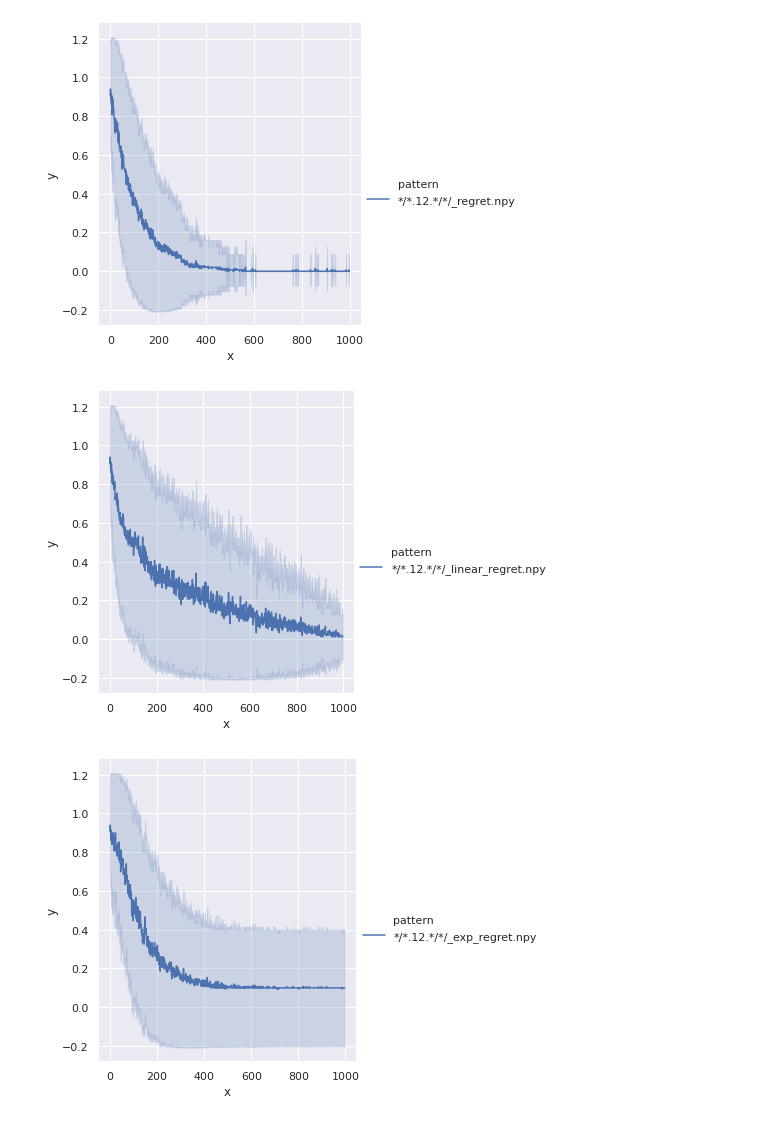
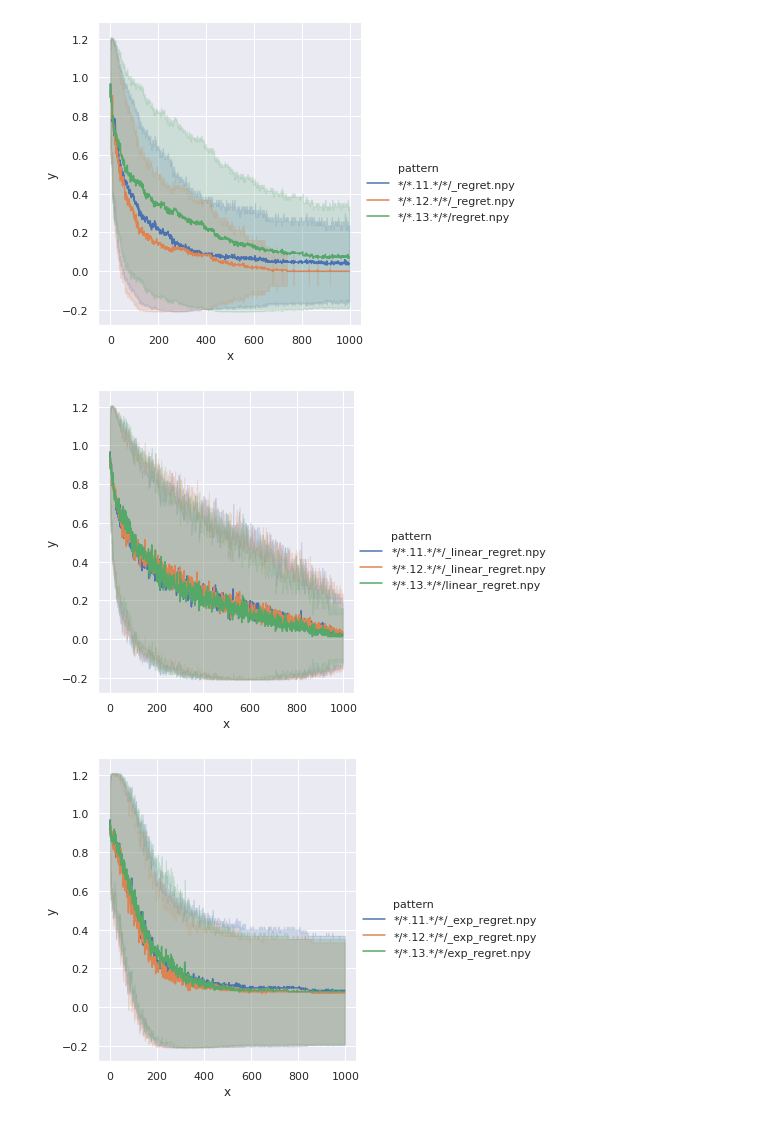
Before and after one commit to ethanabrooks/teacher-RL, a Jupyter notebook: notebooks/comparison.ipynb, the cells around one changed output. Saved outputs shown, nothing was run; the diff lists cells and outputs as text; code cells hidden in the pictures.

```diff
--- a/notebooks/comparison.ipynb
+++ b/notebooks/comparison.ipynb
@@ -6,7 +6,7 @@ import pandas as pd
 import seaborn as sns; sns.set()
 
 %matplotlib inline
-ns = [12]
+ns = [11, 12]
 def df(pattern):
     path = next(Path('/home/jovyan/').glob(pattern))
     array = np.load(str(path))
@@ -21,4 +21,6 @@ def plot(*patterns, kind="line", ci="sd",**kwargs):
 
 for n in ns:
     plot(f'*/*.{n}.*/*/*coefficient.npy')
+
+plot(f'*/*.{13}.*/*/coefficient.npy')
 # %% [output]
@@ -26,4 +30,6 @@ for n in ns:
 # %%
 for n in ns:
     plot(f'*/*.{n}.*/*/_linear_regret.npy', f'*/*.{n}.*/*/_exp_regret.npy', f'*/*.{n}.*/*/_regret.npy')
+n = 13
+plot(f'*/*.{n}.*/*/linear_regret.npy', f'*/*.{n}.*/*/exp_regret.npy', f'*/*.{n}.*/*/regret.npy')
 # %% [output]
@@ -31,12 +39,12 @@ for n in ns:
 # %%
-plot(*[f'*/*.{n}.*/*/_regret.npy' for n in ns])
+plot(*[f'*/*.{n}.*/*/_regret.npy' for n in ns], f'*/*.{13}.*/*/regret.npy')
 # %% [output]
-[figure, old version]
+[figure, new version]
 # %%
-plot(*[f'*/*.{n}.*/*/_linear_regret.npy' for n in ns])
+plot(*[f'*/*.{n}.*/*/_linear_regret.npy' for n in ns], f'*/*.{13}.*/*/linear_regret.npy')
 # %% [output]
-[figure, old version]
+[figure, new version]
 # %%
-plot(*[f'*/*.{n}.*/*/_exp_regret.npy' for n in ns])
+plot(*[f'*/*.{n}.*/*/_exp_regret.npy' for n in ns], f'*/*.{13}.*/*/exp_regret.npy')
 # %% [output]
-[figure, old version]
+[figure, new version]
```
Also changed, not shown: parts of 2 cells of this notebook.
